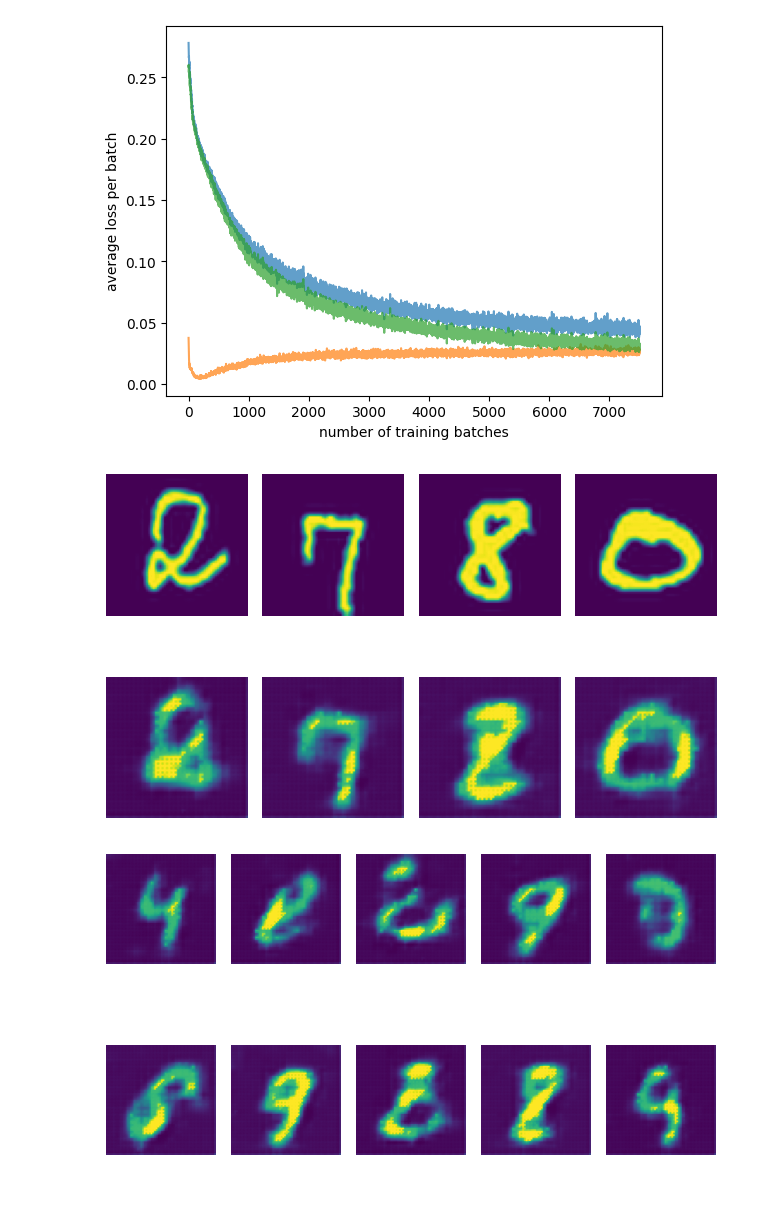
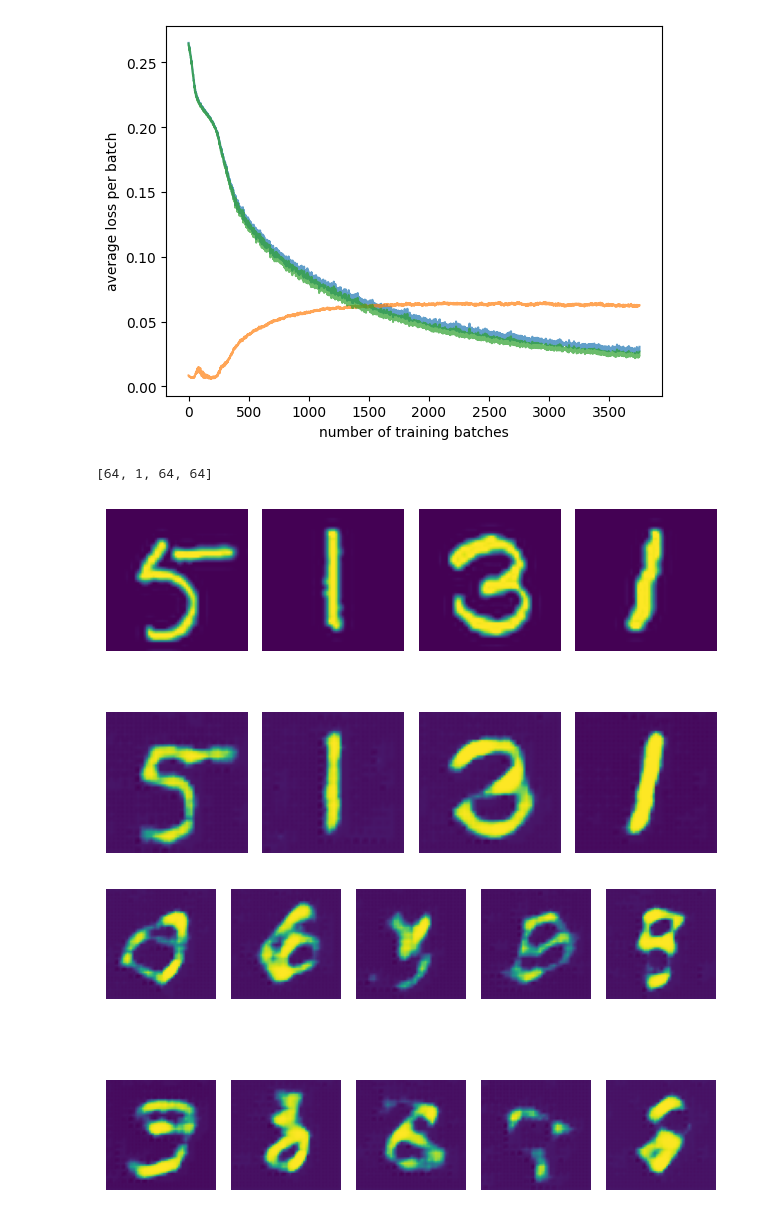
Before and after one commit to bv7dev/vae-lab, a Jupyter notebook: lab.ipynb, the cells around one changed output. Drawn from its saved outputs; the diff is of its cells as text; code cells hidden in the pictures.

```diff
--- a/lab.ipynb
+++ b/lab.ipynb
@@ -8,37 +8,44 @@ vae.load(MODEL_NAME, MODEL_DIR)
 import matplotlib.pyplot as plt
 import numpy as np
 
-plt.plot(vae.loss_history["loss_total"], alpha=0.7)
-plt.plot(np.array(vae.loss_history["kld_loss"])*0.0024, alpha=0.7)
-plt.plot(np.array(vae.loss_history["mse_loss"]), alpha=0.7)
+start_at = 0
+
+plt.plot(vae.loss_history["loss_total"][start_at:], alpha=0.7)
+plt.plot(np.array(vae.loss_history["kld_loss"][start_at:])*0.001, alpha=0.7)
+plt.plot(np.array(vae.loss_history["mse_loss"][start_at:]), alpha=0.7)
 plt.xlabel("number of training batches")
 plt.ylabel("average loss per batch")
 plt.show()
 # %% [output]
-[figure, old version]
+[figure, new version]
 # %%
 import torch
 from scripts import util, dataset
 
 device = util.get_device()
 vae = vae.to(device)
 vae.eval()
 
-train_loader = dataset.get_train_loader(vae.input_shape, DATASET_NAME, DATASET_DIR, SUBSET_SIZE)
+print(vae.input_size)
+
+train_loader = dataset.get_train_loader(vae.input_size, DATASET_NAME, DATASET_DIR, SUBSET_SIZE)
 batch, _ = next(iter(train_loader))
 
 with torch.no_grad():
     recon, _, _, _ = vae(batch.to(device))
-    util.plot_image_grid(2, 4, torch.cat((batch[:4], recon[:4].cpu())))
+    cols = min(4, len(batch))
+    bsub, rsub = batch[:cols], recon[:cols].cpu()
+    util.plot_image_grid(2, cols, torch.cat((bsub, rsub)))
 # %% [output]
+[64, 1, 64, 64]
-[figure, old version]
+[figure, new version]
 # %%
 with torch.no_grad():
     z = torch.randn(10, LATENT_SIZE).to(device)
     recon = vae.decode(z)
     util.plot_image_grid(2, 5, recon.cpu())
 # %% [output]
-[figure, old version]
+[figure, new version]
 # %%
 # Get latent space representation
 latents = []
```
Also changed, not shown: parts of 3 cells of this notebook, 3 other files.
